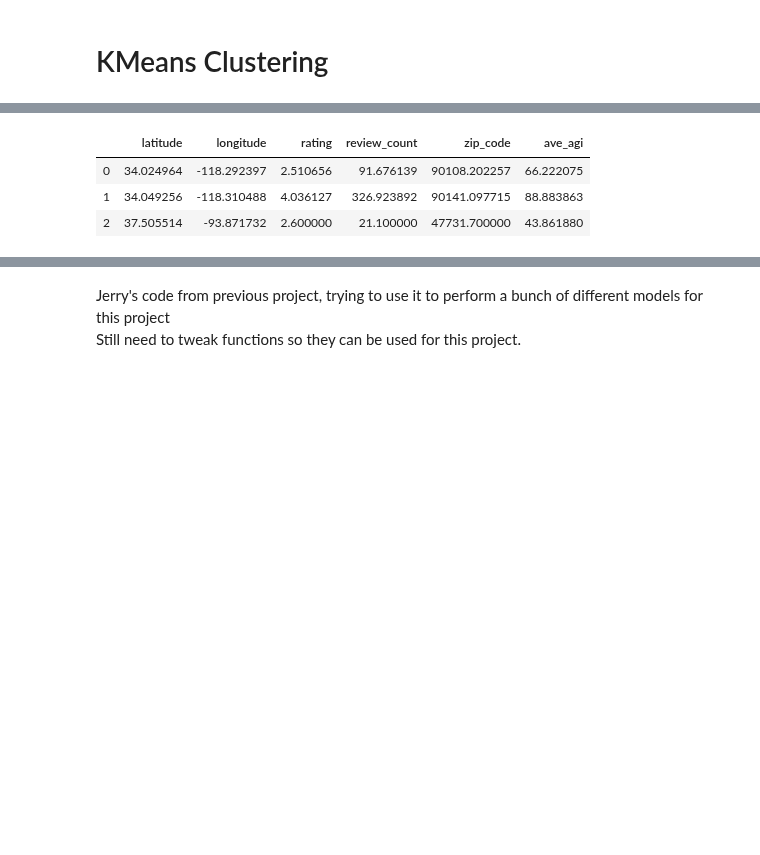
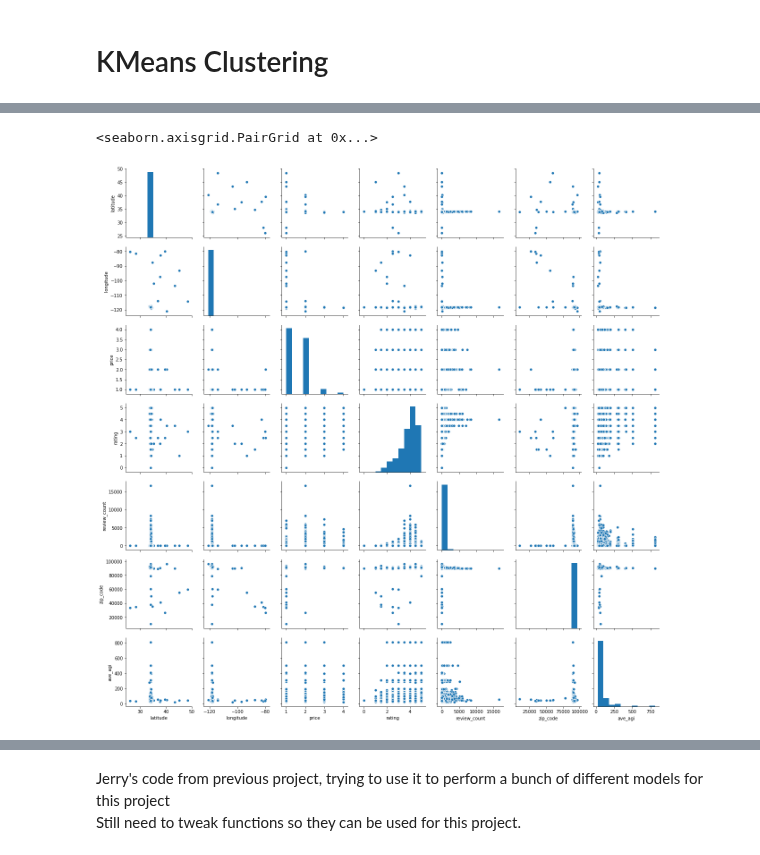
Before and after one commit to aejsong/Predicting-Neighborhood-Affluence-with-Yelp, a Jupyter notebook: Code/04 - Yelp Modeling.ipynb, the cells around one changed output, grey strips where cells are left out. Cells and saved outputs as stored; diff of their text form; code cells hidden in the pictures; blank space fills up the shorter version.

```diff
--- a/Code/04 - Yelp Modeling.ipynb
+++ b/Code/04 - Yelp Modeling.ipynb
@@ -97,4 +81,0 @@ KMeans(algorithm='auto', copy_x=True, init='k-means++', max_iter=300,
-# %%
-# Adding Cluster to dataframe
-
-df['cluster'] = km.labels_
@@ -112,13 +82,8 @@ array([[-8.43496145e-02, -1.27074212e-02, -1.42147818e+00,
-# %%
-centroids = pd.DataFrame(
-    sc.inverse_transform(km.cluster_centers_),
-    columns = [columns_ls]
-)
-
-centroids
-# %% [output]
-|  | latitude | longitude | rating | review_count | zip_code | ave_agi |
-| 0 | 34.024964 | -118.292397 | 2.510656 | 91.676139 | 90108.202257 | 66.222075 |
-| 1 | 34.049256 | -118.310488 | 4.036127 | 326.923892 | 90141.097715 | 88.883863 |
-| 2 | 37.505514 | -93.871732 | 2.600000 | 21.100000 | 47731.700000 | 43.861880 |
+# %%
+# Try to pick interesting columns for clustering
+
+sns.pairplot(df._get_numeric_data())
+# %% [output]
+<seaborn.axisgrid.PairGrid at 0x...>
+[figure, added]
 # %%
```
Also changed, not shown: parts of 12 cells of this notebook.
